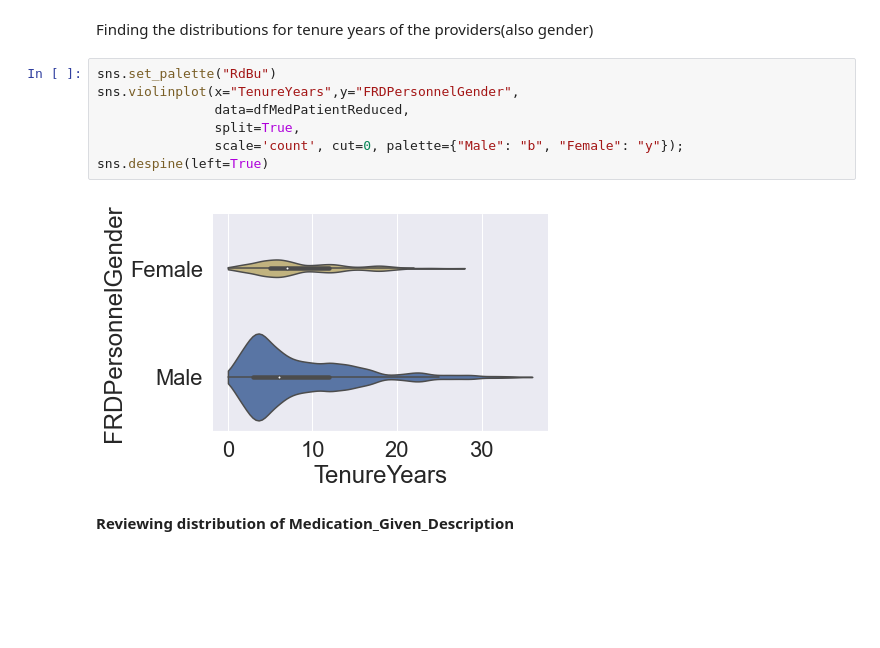
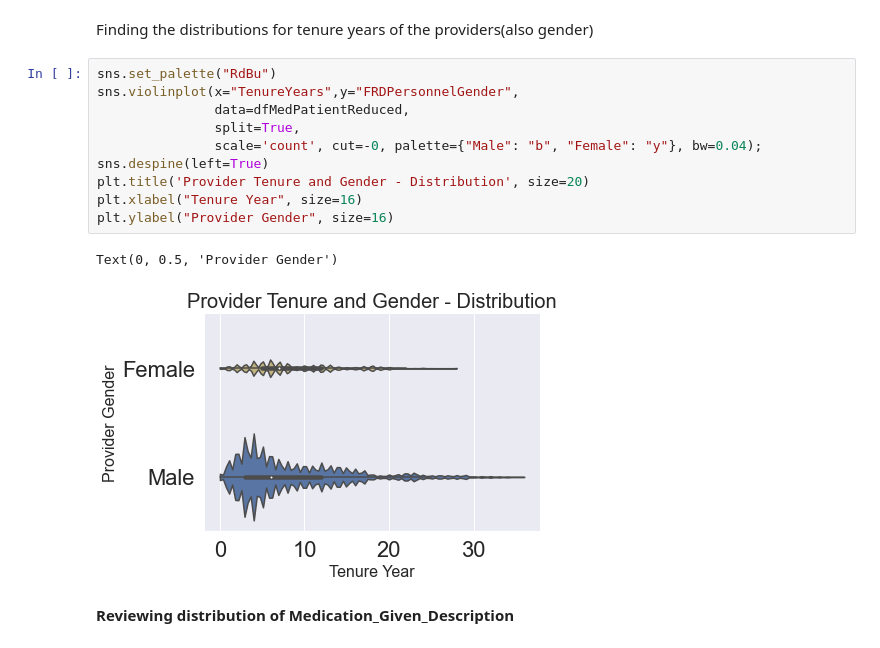
Before and after one commit to data-rescue/ems-analytics, a Jupyter notebook: notebooks/20210323-au-medication-tenure-relation.ipynb, the cells around one changed output. Cells and saved outputs as stored; diff of their text form; blank space fills up the shorter version.

```diff
--- a/notebooks/20210323-au-medication-tenure-relation.ipynb
+++ b/notebooks/20210323-au-medication-tenure-relation.ipynb
@@ -626,12 +632,16 @@ Finding the distributions for tenure years of the providers(also gender)
 # %%
 sns.set_palette("RdBu")
 sns.violinplot(x="TenureYears",y="FRDPersonnelGender",
                data=dfMedPatientReduced,
                split=True,
-               scale='count', cut=0, palette={"Male": "b", "Female": "y"});
+               scale='count', cut=-0, palette={"Male": "b", "Female": "y"}, bw=0.04);
 sns.despine(left=True)
+plt.title('Provider Tenure and Gender - Distribution', size=20)
+plt.xlabel("Tenure Year", size=16)
+plt.ylabel("Provider Gender", size=16)
 # %% [output]
+Text(0, 0.5, 'Provider Gender')
-[figure, old version]
+[figure, new version]
 # %% [markdown]
 <b>Reviewing distribution of Medication_Given_Description </b>
 # %%
```
Also changed, not shown: parts of 8 cells of this notebook.
